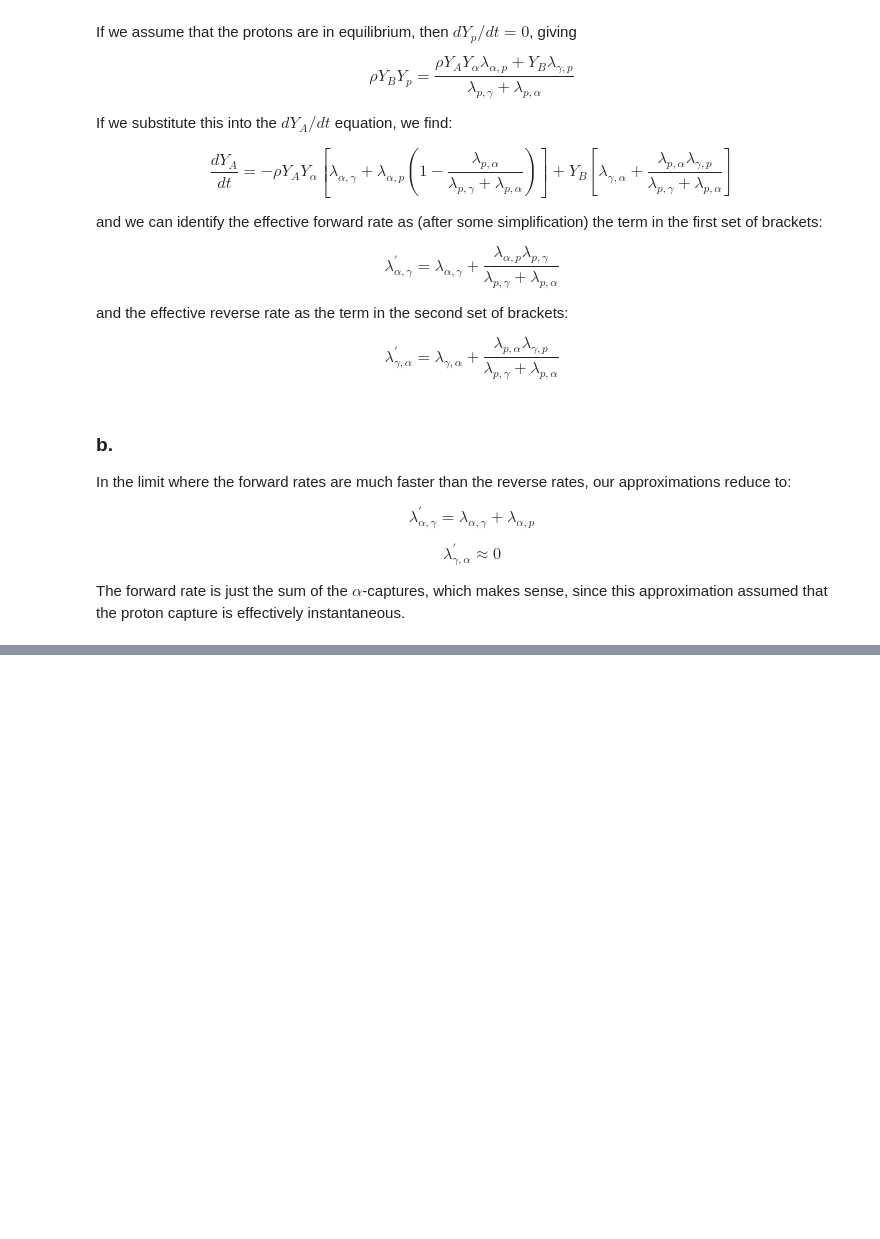
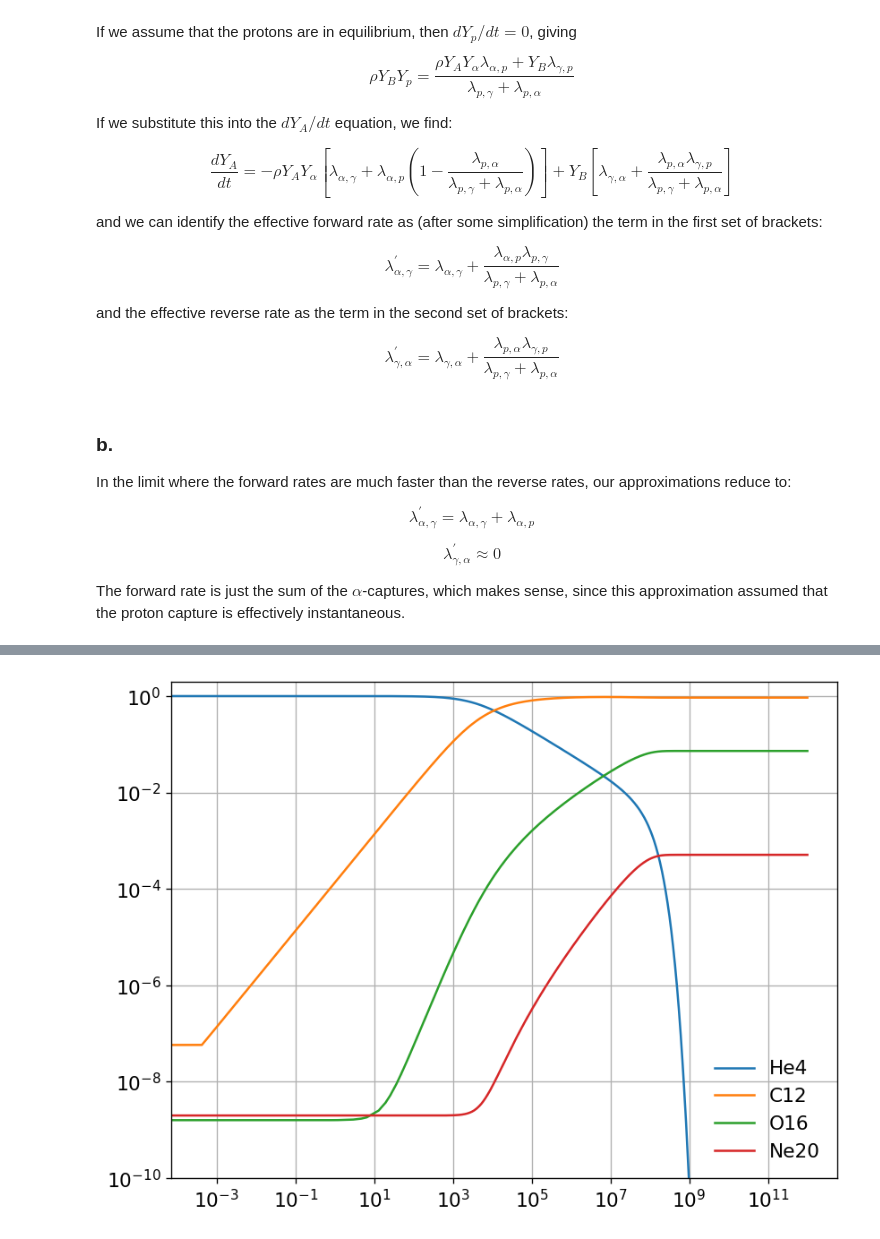
Before and after one commit to zingale/stars, a Jupyter notebook: notebooks/_sources/homework/homework5-solutions.ipynb, the cells around one changed output, grey strips where cells are left out. Drawn from its saved outputs; the diff is of its cells as text; code cells hidden in the pictures; blank space fills up the shorter version.

```diff
--- a/notebooks/_sources/homework/homework5-solutions.ipynb
+++ b/notebooks/_sources/homework/homework5-solutions.ipynb
@@ -88,0 +243,7 @@ We want to evolve the system:
+# %%
+def integrate(t_end, Y0, rho, T, rc12ago16_factor=1.0):
+
+    sol = solve_ivp(rhs, [0, t_end], Y0, method="BDF",
+                    dense_output=True, args=(rho, T, rc12ago16_factor), rtol=1.e-8, atol=1.e-10)
+
+    return sol.t, sol.y
@@ -88,0 +254,16 @@ We want to evolve the system:
+# %%
+def plot(t_out, X_out):
+    fig, ax = plt.subplots()
+
+    ax.plot(t_out, X_out[0,:], label="He4")
+    ax.plot(t_out, X_out[1,:], label="C12")
+    ax.plot(t_out, X_out[2,:], label="O16")
+    ax.plot(t_out, X_out[3,:], label="Ne20")
+
+    ax.legend(frameon=False, loc="best")
+    ax.set_ylim(1.e-10, 2)
+    ax.grid()
+    ax.set_xscale("log")
+    ax.set_yscale("log")
+
+    return fig
@@ -88,0 +272,22 @@ We want to evolve the system:
+# %%
+A = np.array([4.0, 12.0, 16.0, 20.0])
+# %%
+Y0 = np.array([0.25, 1.e-10, 1.e-10, 1.e-10])
+
+rho = 1.e5
+T = 3e8
+
+tmax = 1.e12
+
+t_out, Y_out = integrate(tmax, Y0, rho, T)
+
+# convert to mass fractions
+X_out = np.zeros_like(Y_out)
+X_out[0, :] = Y_out[0, :] * A[0]
+X_out[1, :] = Y_out[1, :] * A[1]
+X_out[2, :] = Y_out[2, :] * A[2]
+X_out[3, :] = Y_out[3, :] * A[3]
+
+fig = plot(t_out, X_out)
+# %% [output]
+[figure, added]
```
Also changed, not shown: parts of 29 cells of this notebook, 20 other files.
